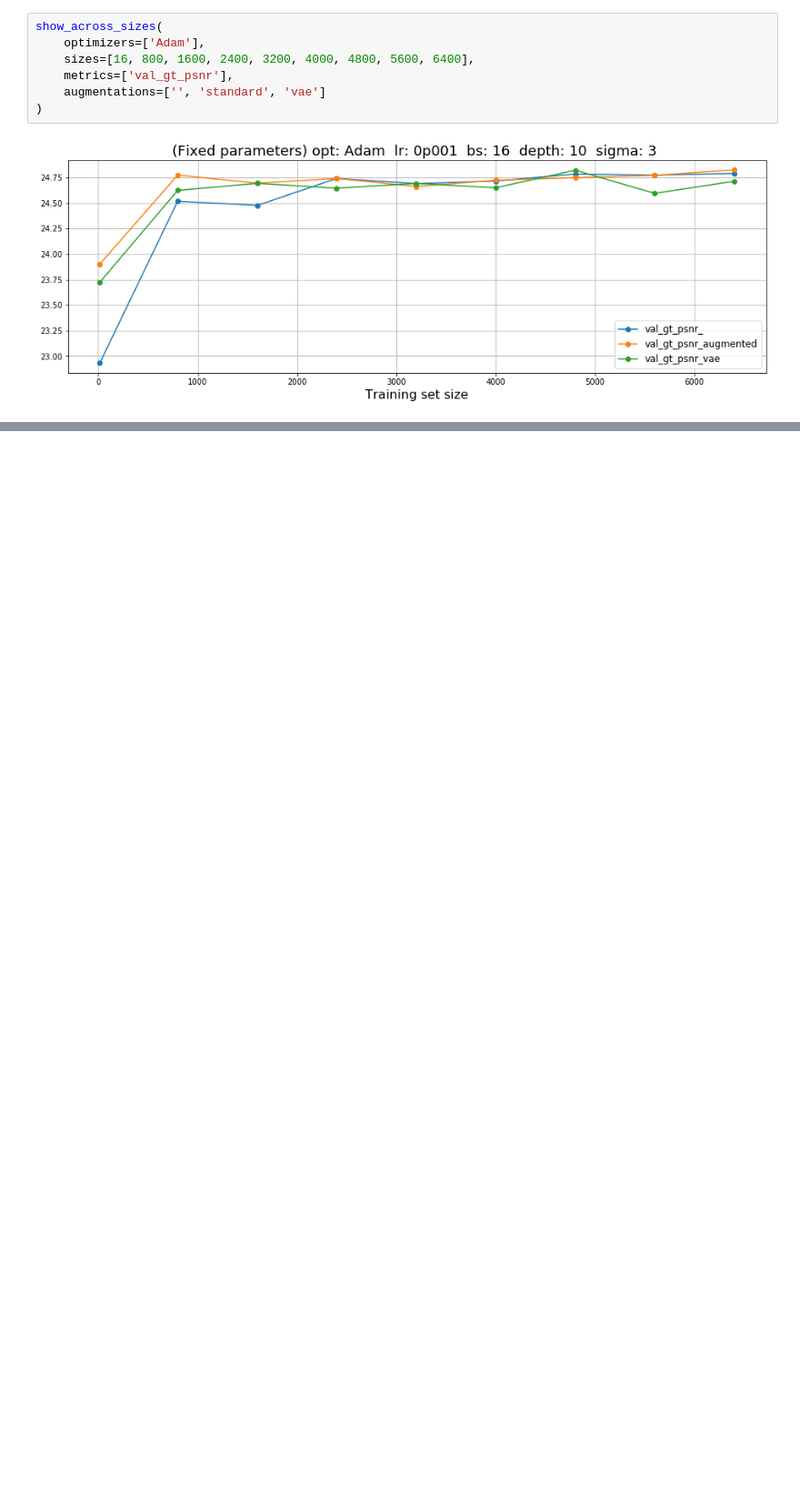
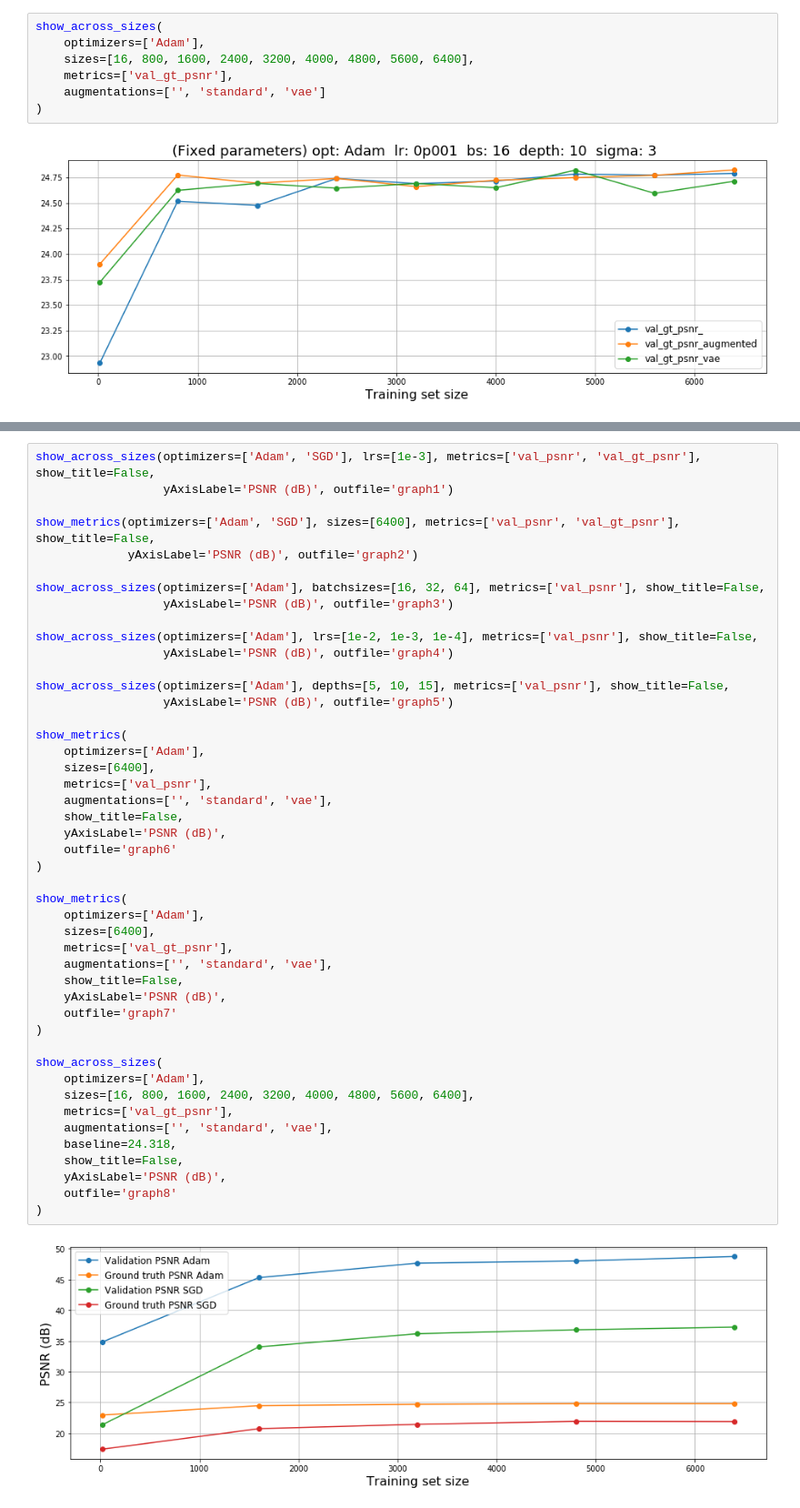
Before and after one commit to majedelhelou/PriorLearning, a Jupyter notebook: Results.ipynb, the cells around one changed output, grey strips where cells are left out. Shown at 91% size. Cells and saved outputs as stored; diff of their text form; blank space fills up the shorter version.

Commit message:
updated results notebook to include graphs from the report

```diff
--- a/Results.ipynb
+++ b/Results.ipynb
@@ -367,0 +396,48 @@ show_across_sizes(
+# %%
+show_across_sizes(optimizers=['Adam', 'SGD'], lrs=[1e-3], metrics=['val_psnr', 'val_gt_psnr'], show_title=False,
+                  yAxisLabel='PSNR (dB)', outfile='graph1')
+
+show_metrics(optimizers=['Adam', 'SGD'], sizes=[6400], metrics=['val_psnr', 'val_gt_psnr'], show_title=False,
+             yAxisLabel='PSNR (dB)', outfile='graph2')
+
+show_across_sizes(optimizers=['Adam'], batchsizes=[16, 32, 64], metrics=['val_psnr'], show_title=False,
+                  yAxisLabel='PSNR (dB)', outfile='graph3')
+
+show_across_sizes(optimizers=['Adam'], lrs=[1e-2, 1e-3, 1e-4], metrics=['val_psnr'], show_title=False,
+                  yAxisLabel='PSNR (dB)', outfile='graph4')
+
+show_across_sizes(optimizers=['Adam'], depths=[5, 10, 15], metrics=['val_psnr'], show_title=False,
+                  yAxisLabel='PSNR (dB)', outfile='graph5')
+
+show_metrics(
+    optimizers=['Adam'],
+    sizes=[6400],
+    metrics=['val_psnr'],
+    augmentations=['', 'standard', 'vae'],
+    show_title=False,
+    yAxisLabel='PSNR (dB)',
+    outfile='graph6'
+)
+
+show_metrics(
+    optimizers=['Adam'],
+    sizes=[6400],
+    metrics=['val_gt_psnr'],
+    augmentations=['', 'standard', 'vae'],
+    show_title=False,
+    yAxisLabel='PSNR (dB)',
+    outfile='graph7'
+)
+
+show_across_sizes(
+    optimizers=['Adam'],
+    sizes=[16, 800, 1600, 2400, 3200, 4000, 4800, 5600, 6400],
+    metrics=['val_gt_psnr'],
+    augmentations=['', 'standard', 'vae'],
+    baseline=24.318,
+    show_title=False,
+    yAxisLabel='PSNR (dB)',
+    outfile='graph8'
+)
+# %% [output]
+[figure, added]
```
Also changed, not shown: parts of 5 cells of this notebook.
